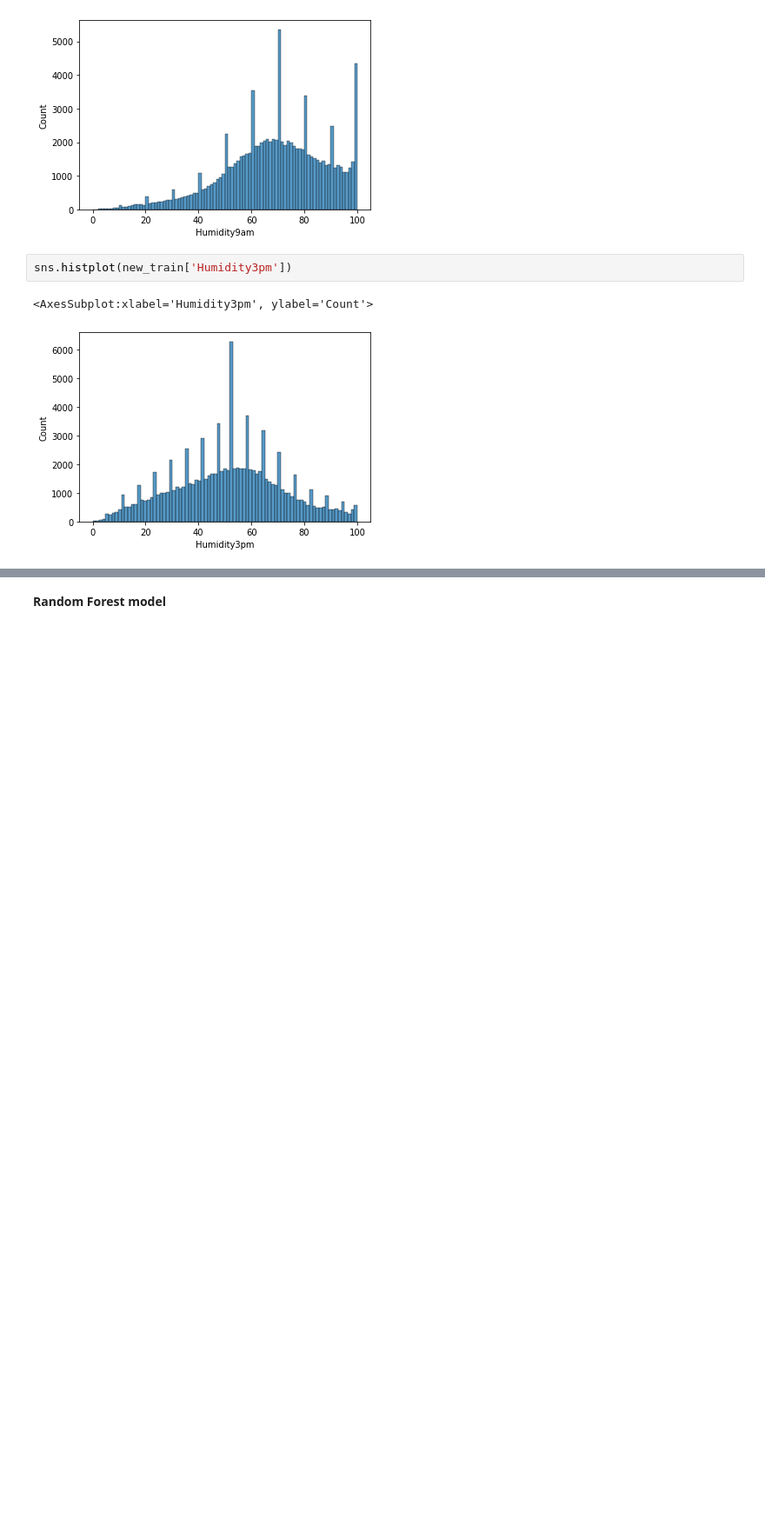
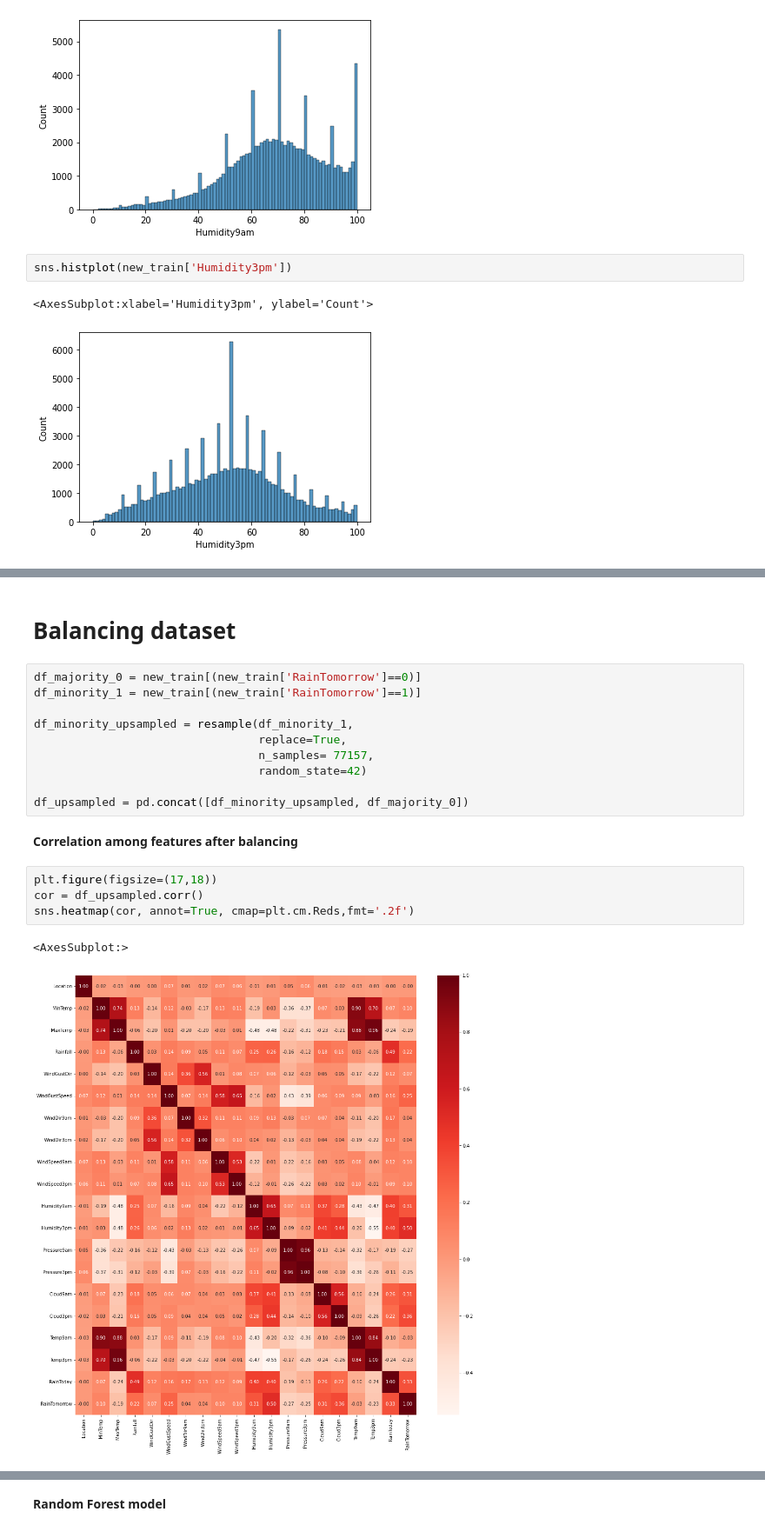
Before and after one commit to ZiadHamada/Analysis-and-predict-weather-in-australia, a Jupyter notebook: analysis-and-predict-weather-in-australia.ipynb, the cells around one changed output, grey strips where cells are left out. Shown at 87% size. Drawn from its saved outputs; the diff is of its cells as text; blank space fills up the shorter version.

Commit message:
Kaggle Notebook | Predict rain tomorrow in australia acc 92% | Version 4

```diff
--- a/analysis-and-predict-weather-in-australia.ipynb
+++ b/analysis-and-predict-weather-in-australia.ipynb
@@ -311,3 +292,24 @@ sns.countplot(new_train['RainTomorrow'])
 # %% [output]
 <AxesSubplot:xlabel='RainTomorrow', ylabel='count'>
 [figure]
+# %% [markdown]
+# Balancing dataset
+# %%
+df_majority_0 = new_train[(new_train['RainTomorrow']==0)]
+df_minority_1 = new_train[(new_train['RainTomorrow']==1)]
+
+df_minority_upsampled = resample(df_minority_1,
+                                 replace=True,
+                                 n_samples= 77157,
+                                 random_state=42)
+
+df_upsampled = pd.concat([df_minority_upsampled, df_majority_0])
+# %% [markdown]
+**Correlation among features after balancing**
+# %%
+plt.figure(figsize=(17,18))
+cor = df_upsampled.corr()
+sns.heatmap(cor, annot=True, cmap=plt.cm.Reds,fmt='.2f')
+# %% [output]
+<AxesSubplot:>
+[figure, added]
```
Also changed, not shown: parts of 32 cells of this notebook.
